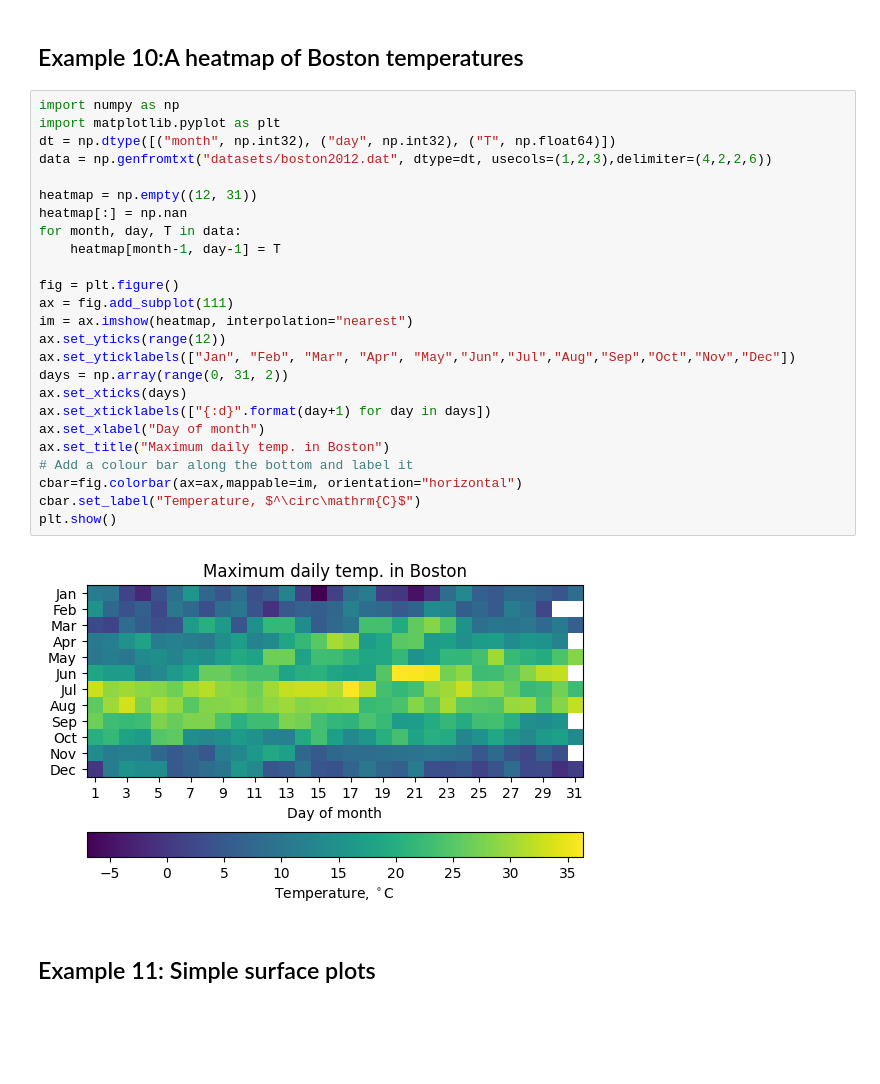
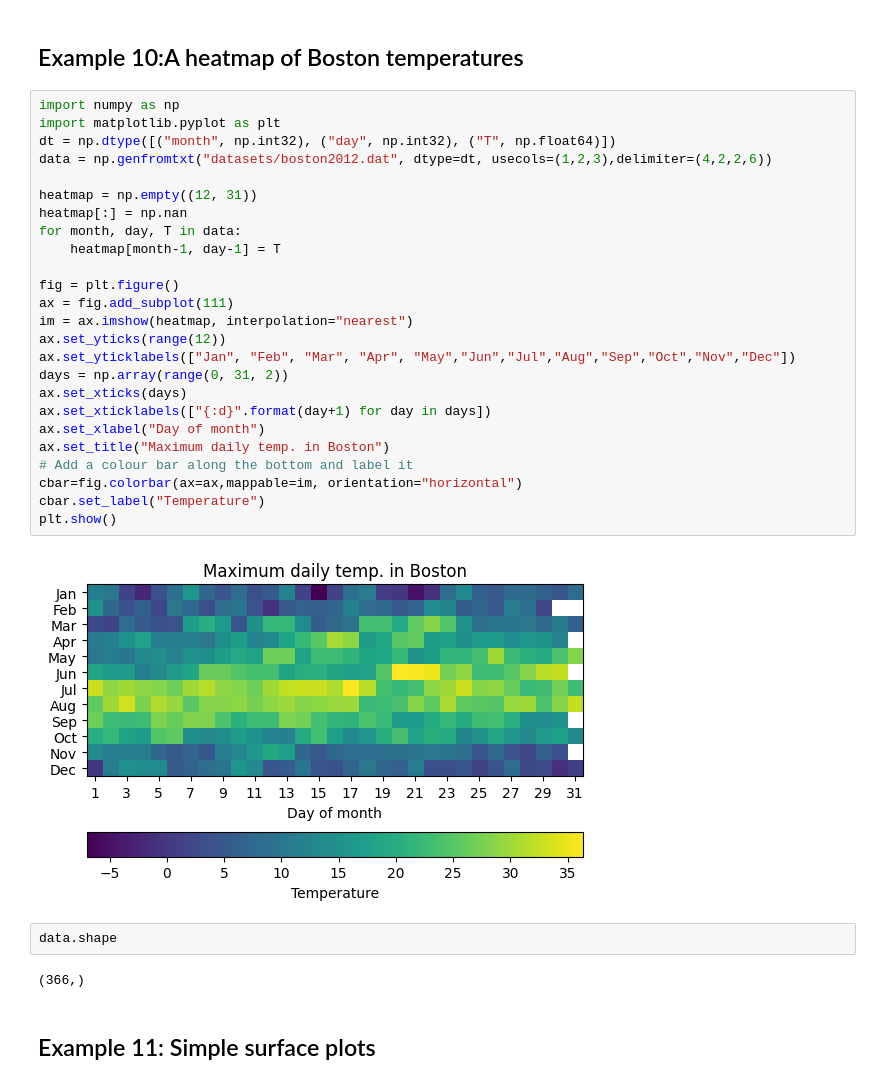
Before and after one commit to haghbinh/dvpy, a Jupyter notebook: Notebooks/Sec1_matplotlib.ipynb, the cells around one changed output. Saved outputs shown, nothing was run; the diff lists cells and outputs as text; blank space fills up the shorter version.

```diff
--- a/Notebooks/Sec1_matplotlib.ipynb
+++ b/Notebooks/Sec1_matplotlib.ipynb
@@ -312,30 +312,34 @@ plt.show()
 # %%
 import numpy as np
 import matplotlib.pyplot as plt
 dt = np.dtype([("month", np.int32), ("day", np.int32), ("T", np.float64)])
 data = np.genfromtxt("datasets/boston2012.dat", dtype=dt, usecols=(1,2,3),delimiter=(4,2,2,6))
 
 heatmap = np.empty((12, 31))
 heatmap[:] = np.nan
 for month, day, T in data:
     heatmap[month-1, day-1] = T
 
 fig = plt.figure()
 ax = fig.add_subplot(111)
 im = ax.imshow(heatmap, interpolation="nearest")
 ax.set_yticks(range(12))
 ax.set_yticklabels(["Jan", "Feb", "Mar", "Apr", "May","Jun","Jul","Aug","Sep","Oct","Nov","Dec"])
 days = np.array(range(0, 31, 2))
 ax.set_xticks(days)
 ax.set_xticklabels(["{:d}".format(day+1) for day in days])
 ax.set_xlabel("Day of month")
 ax.set_title("Maximum daily temp. in Boston")
 # Add a colour bar along the bottom and label it
 cbar=fig.colorbar(ax=ax,mappable=im, orientation="horizontal")
-cbar.set_label("Temperature, $^\circ\mathrm{C}$")
+cbar.set_label("Temperature")
 plt.show()
 # %% [output]
-[figure, old version]
+[figure, new version]
+# %%
+data.shape
+# %% [output]
+(366,)
 # %% [markdown]
 ## Example 11: Simple surface plots
 # %%
```
Also changed, not shown: parts of 1 cell of this notebook.
